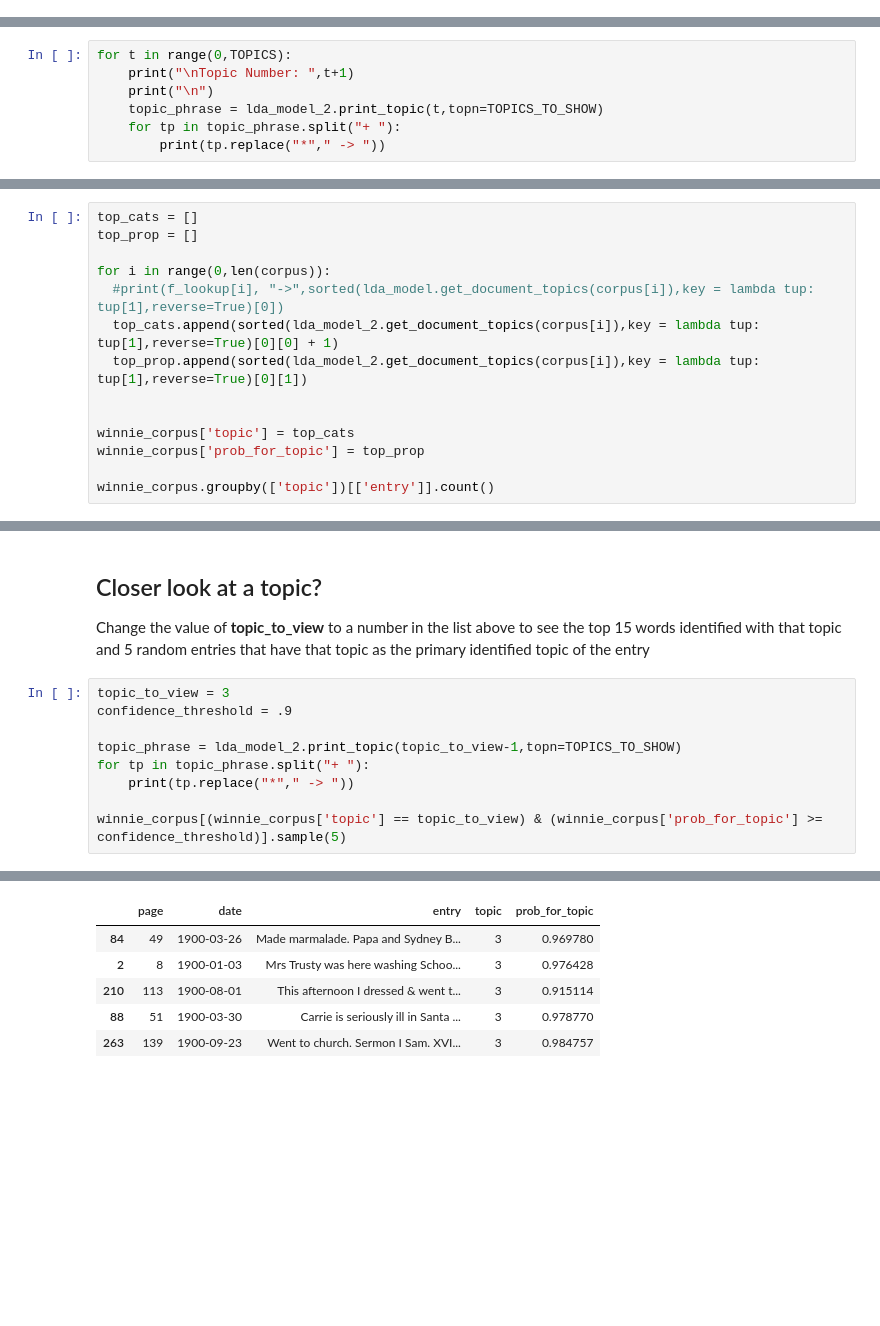
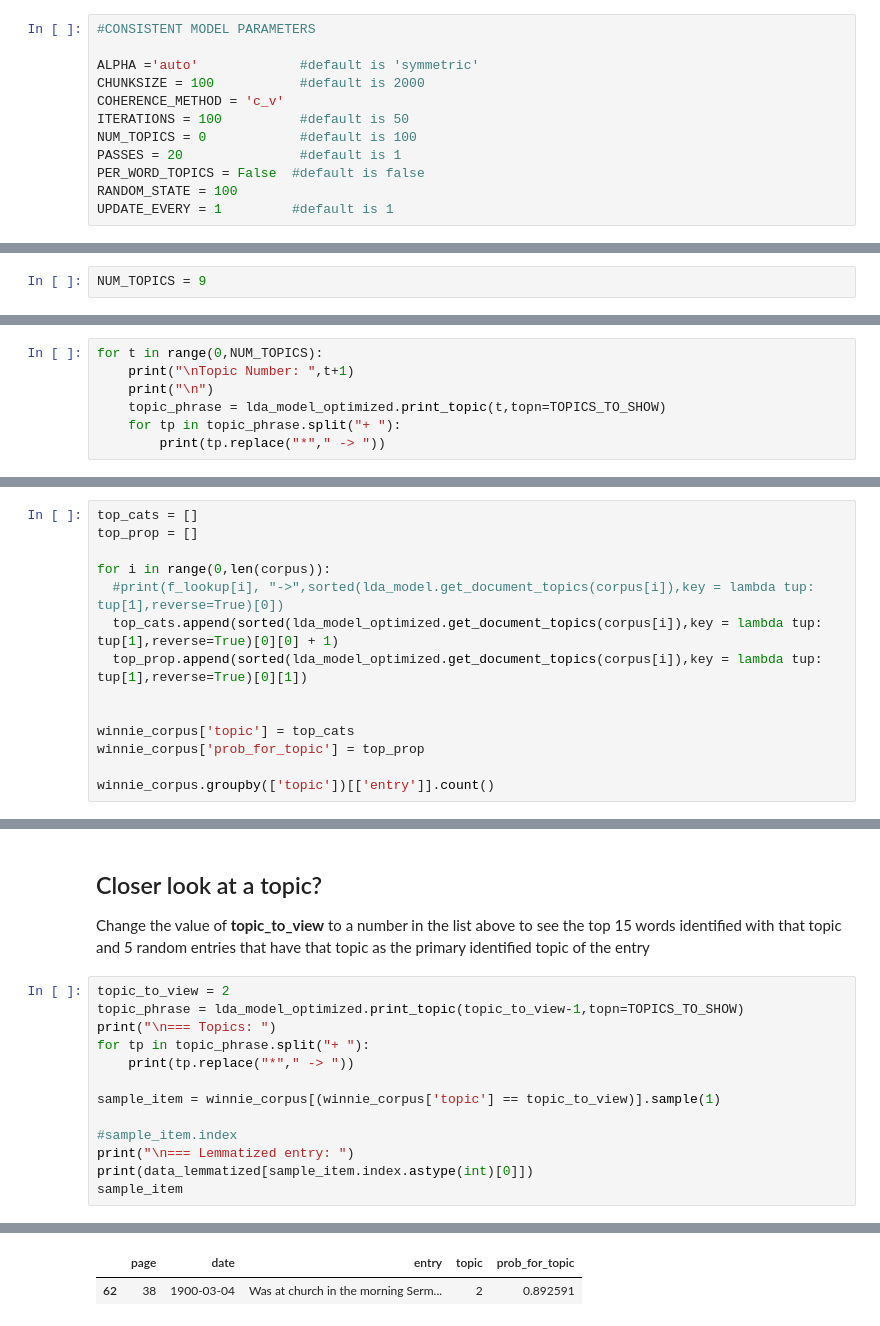
Before and after one commit to fjohnson/Advanced_Text_Analysis_with_Python, a Jupyter notebook: Advanced_Text_Analysis.ipynb, the cells around one changed output, grey strips where cells are left out. Cells and saved outputs as stored; diff of their text form; blank space fills up the shorter version.

```diff
--- a/Advanced_Text_Analysis.ipynb
+++ b/Advanced_Text_Analysis.ipynb
@@ -303,2 +292,14 @@ We'll start with creating a model that only generates two different topics
+# %%
+#CONSISTENT MODEL PARAMETERS
+
+ALPHA ='auto'             #default is 'symmetric'
+CHUNKSIZE = 100           #default is 2000
+COHERENCE_METHOD = 'c_v'
+ITERATIONS = 100          #default is 50
+NUM_TOPICS = 0            #default is 100
+PASSES = 20               #default is 1
+PER_WORD_TOPICS = False  #default is false
+RANDOM_STATE = 100
+UPDATE_EVERY = 1         #default is 1
 # %%
 #Generate Model and get basic dynamics of it
@@ -378,2 +408,4 @@ TOPICS = 4
+# %%
+NUM_TOPICS = 9
 # %%
 #Generate Model and get basic dynamics of it
@@ -415,10 +458,10 @@ topic
 
 Let's look at the top words associated with each topic to see if we can get a sense of what each one might be 'about'
 # %%
-for t in range(0,TOPICS):
+for t in range(0,NUM_TOPICS):
     print("\nTopic Number: ",t+1)
     print("\n")
-    topic_phrase = lda_model_2.print_topic(t,topn=TOPICS_TO_SHOW)
+    topic_phrase = lda_model_optimized.print_topic(t,topn=TOPICS_TO_SHOW)
     for tp in topic_phrase.split("+ "):
         print(tp.replace("*"," -> "))
 # %% [output]
@@ -449,8 +492,8 @@ top_prop = []
 
 for i in range(0,len(corpus)):
   #print(f_lookup[i], "->",sorted(lda_model.get_document_topics(corpus[i]),key = lambda tup: tup[1],reverse=True)[0])
-  top_cats.append(sorted(lda_model_2.get_document_topics(corpus[i]),key = lambda tup: tup[1],reverse=True)[0][0] + 1)
-  top_prop.append(sorted(lda_model_2.get_document_topics(corpus[i]),key = lambda tup: tup[1],reverse=True)[0][1])
+  top_cats.append(sorted(lda_model_optimized.get_document_topics(corpus[i]),key = lambda tup: tup[1],reverse=True)[0][0] + 1)
+  top_prop.append(sorted(lda_model_optimized.get_document_topics(corpus[i]),key = lambda tup: tup[1],reverse=True)[0][1])
 
 
 winnie_corpus['topic'] = top_cats
@@ -469,12 +515,16 @@ winnie_corpus.groupby(['topic'])[['entry']].count()
 
 Change the value of **topic_to_view** to a number in the list above to see the top 15 words identified with that topic and 5 random entries that have that topic as the primary identified topic of the entry
 # %%
-topic_to_view = 3
-confidence_threshold = .9
-
-topic_phrase = lda_model_2.print_topic(topic_to_view-1,topn=TOPICS_TO_SHOW)
+topic_to_view = 2
+topic_phrase = lda_model_optimized.print_topic(topic_to_view-1,topn=TOPICS_TO_SHOW)
+print("\n=== Topics: ")
 for tp in topic_phrase.split("+ "):
     print(tp.replace("*"," -> "))
 
-winnie_corpus[(winnie_corpus['topic'] == topic_to_view) & (winnie_corpus['prob_for_topic'] >= confidence_threshold)].sample(5)
+sample_item = winnie_corpus[(winnie_corpus['topic'] == topic_to_view)].sample(1)
+
+#sample_item.index
+print("\n=== Lemmatized entry: ")
+print(data_lemmatized[sample_item.index.astype(int)[0]])
+sample_item
 # %% [output]
@@ -491,6 +540,2 @@ winnie_corpus[(winnie_corpus['topic'] == topic_to_view) & (winnie_corpus['prob_f
 |  | page | date | entry | topic | prob_for_topic |
-| 84 | 49 | 1900-03-26 | Made marmalade. Papa and Sydney B... | 3 | 0.969780 |
-| 2 | 8 | 1900-01-03 | Mrs Trusty was here washing Schoo... | 3 | 0.976428 |
-| 210 | 113 | 1900-08-01 | This afternoon I dressed & went t... | 3 | 0.915114 |
-| 88 | 51 | 1900-03-30 | Carrie is seriously ill in Santa ... | 3 | 0.978770 |
-| 263 | 139 | 1900-09-23 | Went to church. Sermon I Sam. XVI... | 3 | 0.984757 |
+| 62 | 38 | 1900-03-04 | Was at church in the morning Serm... | 2 | 0.892591 |
```
Also changed, not shown: parts of 18 cells of this notebook.
